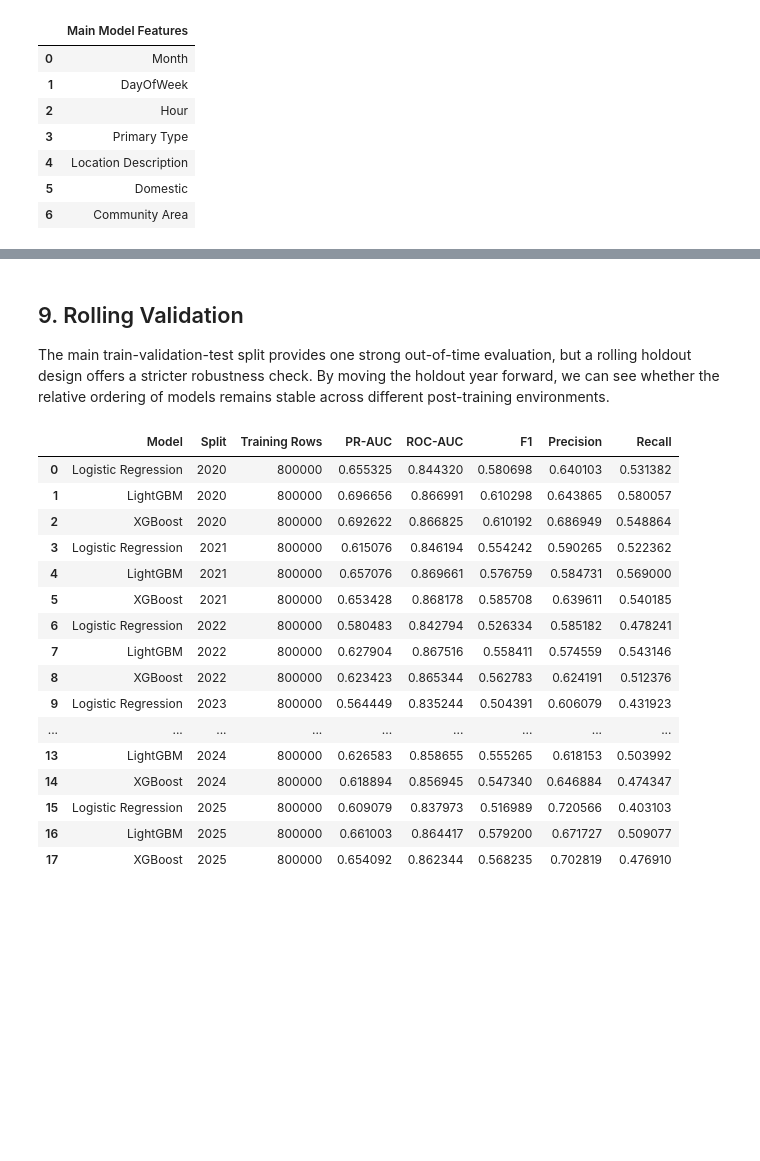
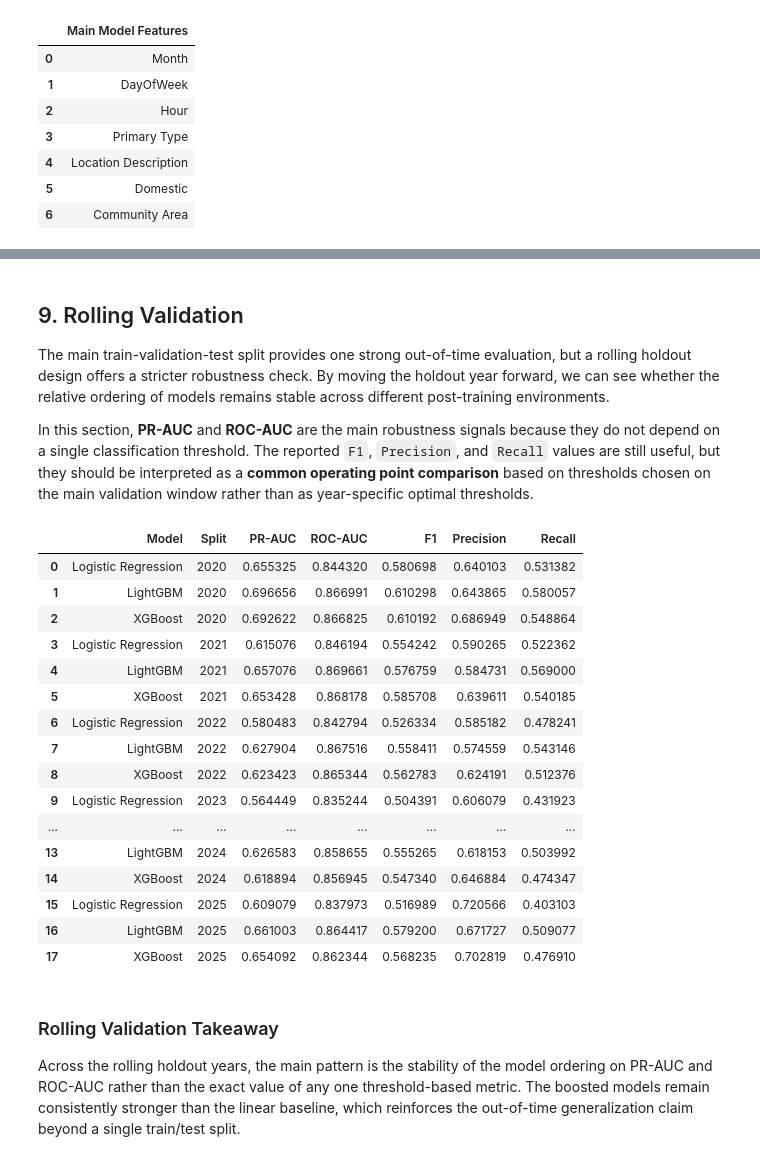
Before and after one commit to Yanting322/Chicago-Crime-Analysis, a Jupyter notebook: Modeling.ipynb, the cells around one changed output, grey strips where cells are left out. Cells and saved outputs as stored; diff of their text form; code cells hidden in the pictures; blank space fills up the shorter version.

```diff
--- a/Modeling.ipynb
+++ b/Modeling.ipynb
@@ -1083,6 +1132,8 @@ display(cat_results)
 ## 9. Rolling Validation
 
 The main train-validation-test split provides one strong out-of-time evaluation, but a rolling holdout design offers a stricter robustness check. By moving the holdout year forward, we can see whether the relative ordering of models remains stable across different post-training environments.
+
+In this section, **PR-AUC** and **ROC-AUC** are the main robustness signals because they do not depend on a single classification threshold. The reported `F1`, `Precision`, and `Recall` values are still useful, but they should be interpreted as a **common operating point comparison** based on thresholds chosen on the main validation window rather than as year-specific optimal thresholds.
 # %%
 rolling_results_path = frame_path('rolling_results.csv')
 rolling_meta = load_metadata().get('sections', {}).get('rolling_validation', {})
@@ -1127,49 +1178,60 @@ else:
             model = spec['builder'](spec['params'])
             X_roll_train = spec['prep'](sampled_train, BASE_FEATURES)
             y_roll_train = sampled_train[TARGET].astype(int)
             X_roll_holdout = spec['prep'](rolling_holdout, BASE_FEATURES)
             if model_name == 'LightGBM':
                 model.fit(X_roll_train, y_roll_train, categorical_feature=CAT_FEATURES)
             elif model_name == 'XGBoost':
                 model.fit(X_roll_train, y_roll_train, verbose=False)
             else:
                 model.fit(X_roll_train, y_roll_train)
             scores = model.predict_proba(X_roll_holdout)[:, 1]
             rolling_rows.append(
                 evaluate_at_threshold(
                     y_holdout,
                     scores,
                     spec['threshold'],
                     model_name,
                     str(holdout_year),
                     len(sampled_train),
                     spec['imbalance'],
                 )
             )
     rolling_results = pd.DataFrame(rolling_rows)
     save_frame(rolling_results, rolling_results_path)
     metadata = update_section_metadata('rolling_validation', {
         'results_file': rolling_results_path.name,
         'holdout_years': ROLLING_HOLDOUT_YEARS,
     })
 
-display(rolling_results[['Model', 'Split', 'Training Rows', 'PR-AUC', 'ROC-AUC', 'F1', 'Precision', 'Recall']])
+rolling_view = rolling_results[['Model', 'Split', 'PR-AUC', 'ROC-AUC', 'F1', 'Precision', 'Recall']].copy()
+display(rolling_view)
+
+rolling_note_md = chr(10).join([
+    '### Rolling Validation Takeaway',
+    '',
+    'Across the rolling holdout years, the main pattern is the stability of the model ordering on PR-AUC and ROC-AUC rather than the exact value of any one threshold-based metric. The boosted models remain consistently stronger than the linear baseline, which reinforces the out-of-time generalization claim beyond a single train/test split.',
+])
+display(Markdown(rolling_note_md))
 # %% [output]
-|  | Model | Split | Training Rows | PR-AUC | ROC-AUC | F1 | Precision | Recall |
-| 0 | Logistic Regression | 2020 | 800000 | 0.655325 | 0.844320 | 0.580698 | 0.640103 | 0.531382 |
-| 1 | LightGBM | 2020 | 800000 | 0.696656 | 0.866991 | 0.610298 | 0.643865 | 0.580057 |
-| 2 | XGBoost | 2020 | 800000 | 0.692622 | 0.866825 | 0.610192 | 0.686949 | 0.548864 |
-| 3 | Logistic Regression | 2021 | 800000 | 0.615076 | 0.846194 | 0.554242 | 0.590265 | 0.522362 |
-| 4 | LightGBM | 2021 | 800000 | 0.657076 | 0.869661 | 0.576759 | 0.584731 | 0.569000 |
-| 5 | XGBoost | 2021 | 800000 | 0.653428 | 0.868178 | 0.585708 | 0.639611 | 0.540185 |
-| 6 | Logistic Regression | 2022 | 800000 | 0.580483 | 0.842794 | 0.526334 | 0.585182 | 0.478241 |
-| 7 | LightGBM | 2022 | 800000 | 0.627904 | 0.867516 | 0.558411 | 0.574559 | 0.543146 |
-| 8 | XGBoost | 2022 | 800000 | 0.623423 | 0.865344 | 0.562783 | 0.624191 | 0.512376 |
-| 9 | Logistic Regression | 2023 | 800000 | 0.564449 | 0.835244 | 0.504391 | 0.606079 | 0.431923 |
-| ... | ... | ... | ... | ... | ... | ... | ... | ... |
-| 13 | LightGBM | 2024 | 800000 | 0.626583 | 0.858655 | 0.555265 | 0.618153 | 0.503992 |
-| 14 | XGBoost | 2024 | 800000 | 0.618894 | 0.856945 | 0.547340 | 0.646884 | 0.474347 |
-| 15 | Logistic Regression | 2025 | 800000 | 0.609079 | 0.837973 | 0.516989 | 0.720566 | 0.403103 |
-| 16 | LightGBM | 2025 | 800000 | 0.661003 | 0.864417 | 0.579200 | 0.671727 | 0.509077 |
-| 17 | XGBoost | 2025 | 800000 | 0.654092 | 0.862344 | 0.568235 | 0.702819 | 0.476910 |
+|  | Model | Split | PR-AUC | ROC-AUC | F1 | Precision | Recall |
+| 0 | Logistic Regression | 2020 | 0.655325 | 0.844320 | 0.580698 | 0.640103 | 0.531382 |
+| 1 | LightGBM | 2020 | 0.696656 | 0.866991 | 0.610298 | 0.643865 | 0.580057 |
+| 2 | XGBoost | 2020 | 0.692622 | 0.866825 | 0.610192 | 0.686949 | 0.548864 |
+| 3 | Logistic Regression | 2021 | 0.615076 | 0.846194 | 0.554242 | 0.590265 | 0.522362 |
+| 4 | LightGBM | 2021 | 0.657076 | 0.869661 | 0.576759 | 0.584731 | 0.569000 |
+| 5 | XGBoost | 2021 | 0.653428 | 0.868178 | 0.585708 | 0.639611 | 0.540185 |
+| 6 | Logistic Regression | 2022 | 0.580483 | 0.842794 | 0.526334 | 0.585182 | 0.478241 |
+| 7 | LightGBM | 2022 | 0.627904 | 0.867516 | 0.558411 | 0.574559 | 0.543146 |
+| 8 | XGBoost | 2022 | 0.623423 | 0.865344 | 0.562783 | 0.624191 | 0.512376 |
+| 9 | Logistic Regression | 2023 | 0.564449 | 0.835244 | 0.504391 | 0.606079 | 0.431923 |
+| ... | ... | ... | ... | ... | ... | ... | ... |
+| 13 | LightGBM | 2024 | 0.626583 | 0.858655 | 0.555265 | 0.618153 | 0.503992 |
+| 14 | XGBoost | 2024 | 0.618894 | 0.856945 | 0.547340 | 0.646884 | 0.474347 |
+| 15 | Logistic Regression | 2025 | 0.609079 | 0.837973 | 0.516989 | 0.720566 | 0.403103 |
+| 16 | LightGBM | 2025 | 0.661003 | 0.864417 | 0.579200 | 0.671727 | 0.509077 |
+| 17 | XGBoost | 2025 | 0.654092 | 0.862344 | 0.568235 | 0.702819 | 0.476910 |
+### Rolling Validation Takeaway
+
+Across the rolling holdout years, the main pattern is the stability of the model ordering on PR-AUC and ROC-AUC rather than the exact value of any one threshold-based metric. The boosted models remain consistently stronger than the linear baseline, which reinforces the out-of-time generalization claim beyond a single train/test split.
 # %% [markdown]
```
Also changed, not shown: parts of 18 cells of this notebook.
